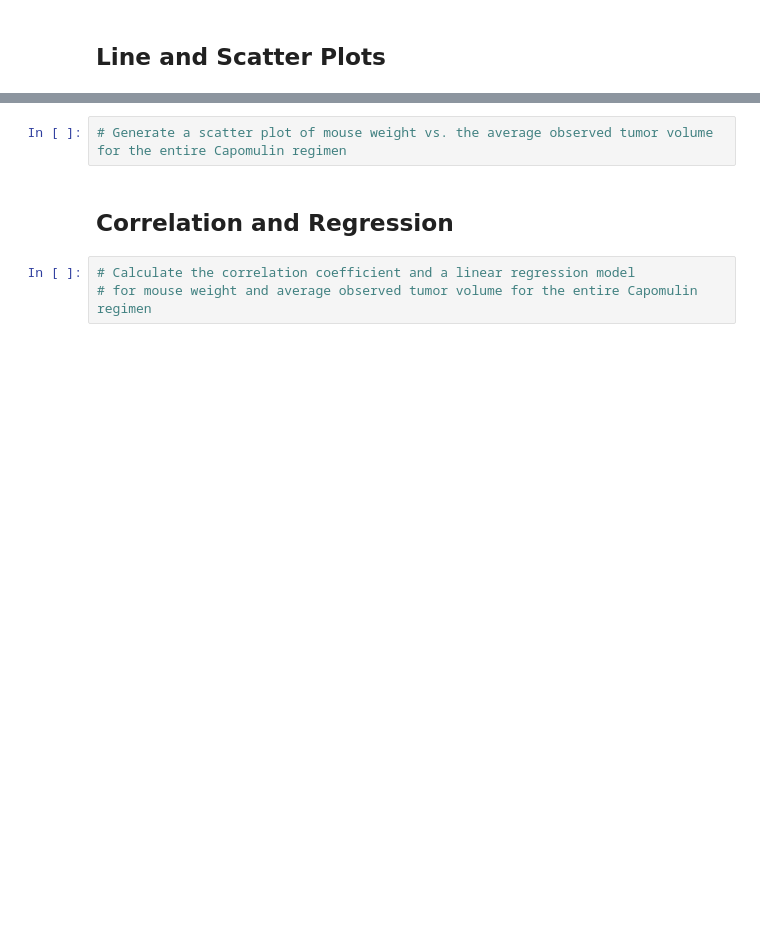
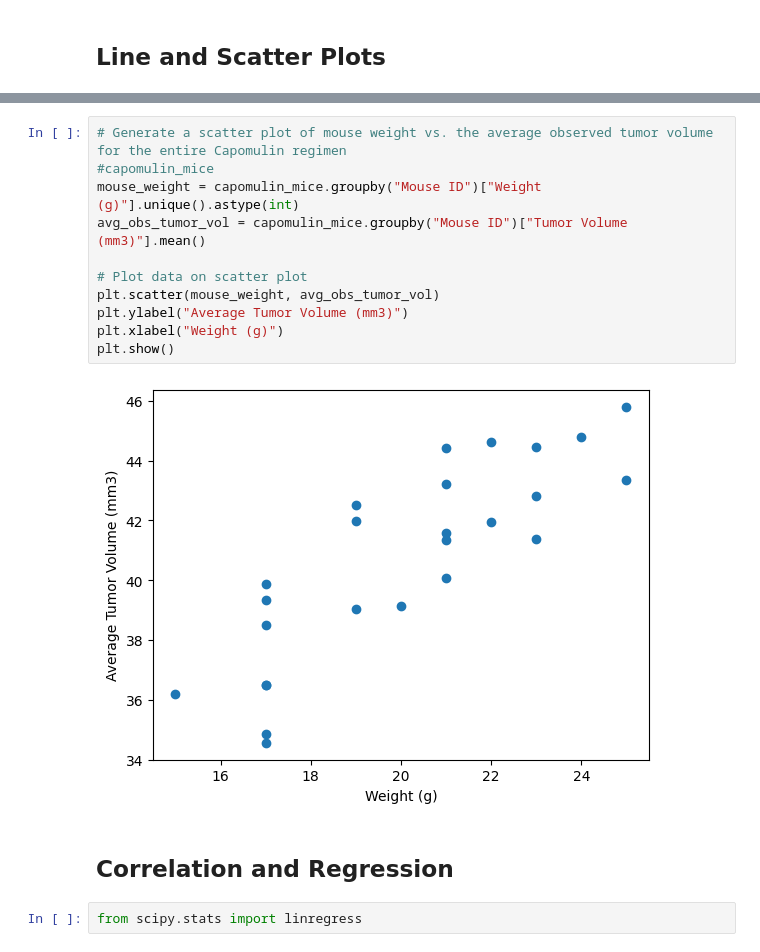
Before and after one commit to MissDysart/visualization-challenge, a Jupyter notebook: pymaceuticals.ipynb, the cells around one changed output, grey strips where cells are left out. Drawn from its saved outputs; the diff is of its cells as text; blank space fills up the shorter version.

```diff
--- a/pymaceuticals.ipynb
+++ b/pymaceuticals.ipynb
@@ -218,7 +282,17 @@ plt.show()
 # %%
 # Generate a scatter plot of mouse weight vs. the average observed tumor volume for the entire Capomulin regimen
+#capomulin_mice
+mouse_weight = capomulin_mice.groupby("Mouse ID")["Weight (g)"].unique().astype(int)
+avg_obs_tumor_vol = capomulin_mice.groupby("Mouse ID")["Tumor Volume (mm3)"].mean()
+
+# Plot data on scatter plot
+plt.scatter(mouse_weight, avg_obs_tumor_vol)
+plt.ylabel("Average Tumor Volume (mm3)")
+plt.xlabel("Weight (g)")
+plt.show()
+# %% [output]
+[figure, added]
 # %% [markdown]
 ## Correlation and Regression
-# %%
-# Calculate the correlation coefficient and a linear regression model
-# for mouse weight and average observed tumor volume for the entire Capomulin regimen
+# %%
+from scipy.stats import linregress
```
Also changed, not shown: parts of 9 cells of this notebook, 3 other files.
